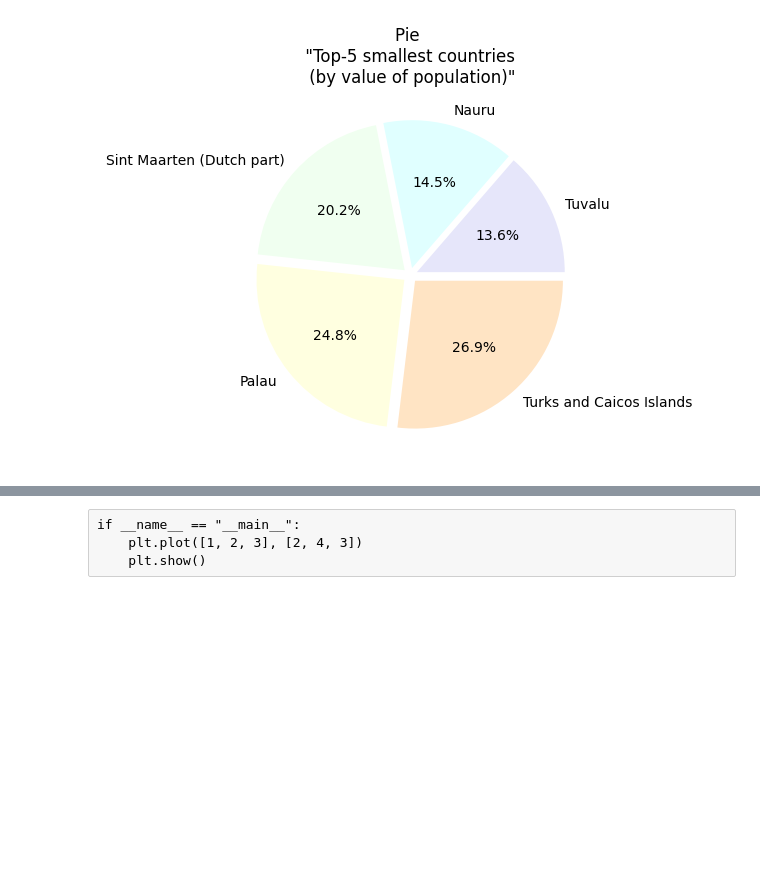
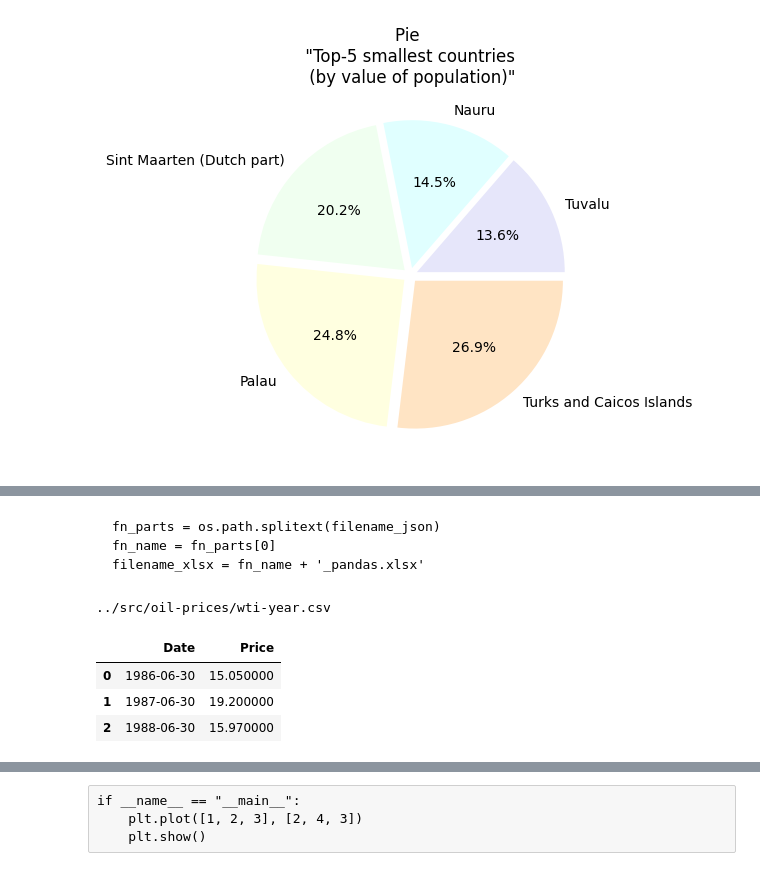
Before and after one commit to alenaporoskun/ssu_2023_pbd, a Jupyter notebook: labs/lab7/samples/sample.ipynb, the cells around one changed output, grey strips where cells are left out. Cells and saved outputs as stored; diff of their text form; code cells hidden in the pictures; blank space fills up the shorter version.

```diff
--- a/labs/lab7/samples/sample.ipynb
+++ b/labs/lab7/samples/sample.ipynb
@@ -163,0 +212,16 @@ res.savefig('./tables and graphs/pie1_population.png')
+# %% [markdown]
+    fn_parts = os.path.splitext(filename_json)
+    fn_name = fn_parts[0]
+    filename_xlsx = fn_name + '_pandas.xlsx'
+# %%
+join_path = os.path.join('../src/oil-prices', files_oil_csv[0])
+print(join_path)
+
+df1_oil = pd.read_csv(join_path)
+(df1_oil.head(3)).style
+# %% [output]
+../src/oil-prices/wti-year.csv
+|  | Date | Price |
+| 0 | 1986-06-30 | 15.050000 |
+| 1 | 1987-06-30 | 19.200000 |
+| 2 | 1988-06-30 | 15.970000 |
```
Also changed, not shown: parts of 23 cells of this notebook, 4 other files.
